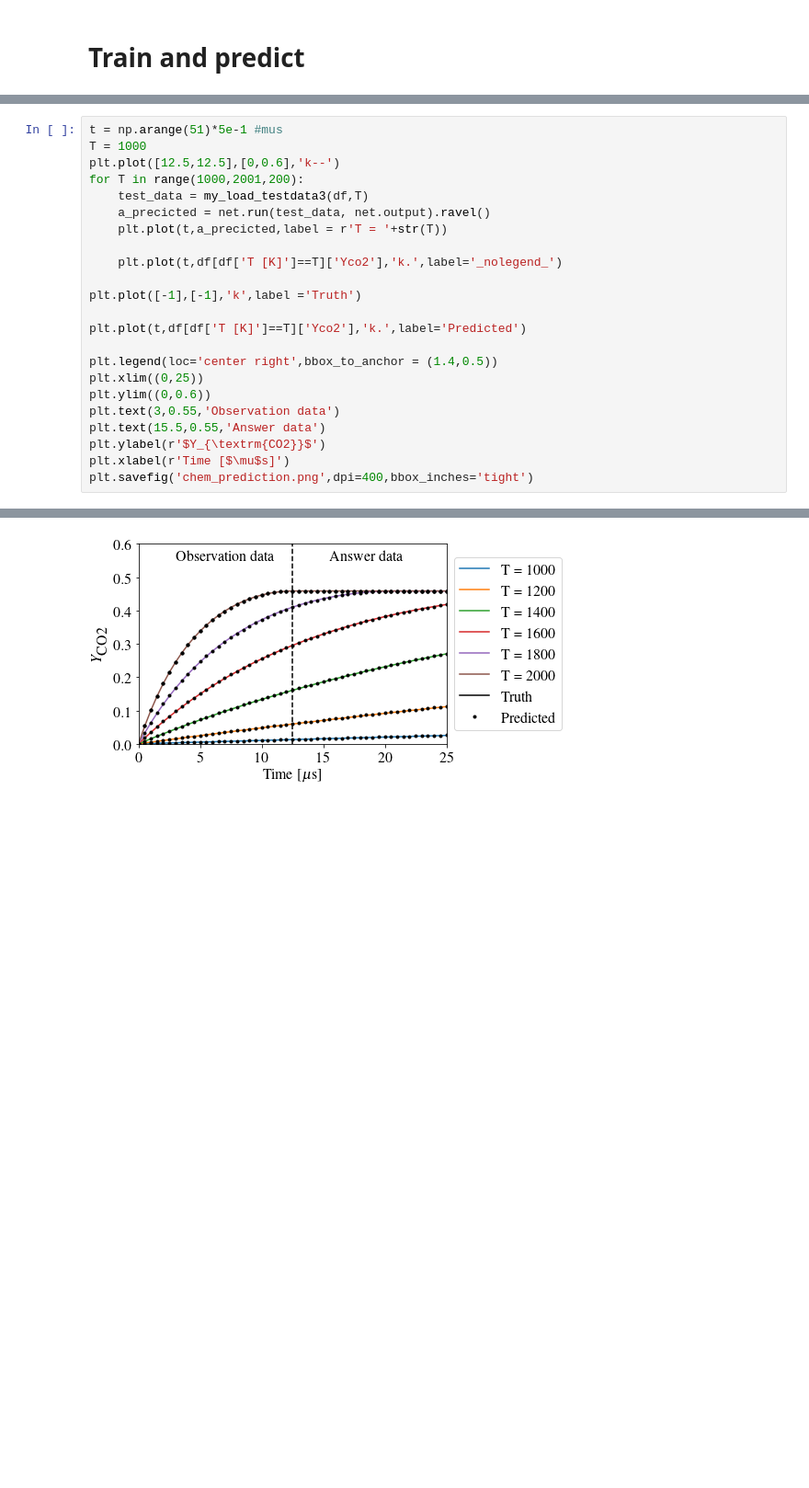
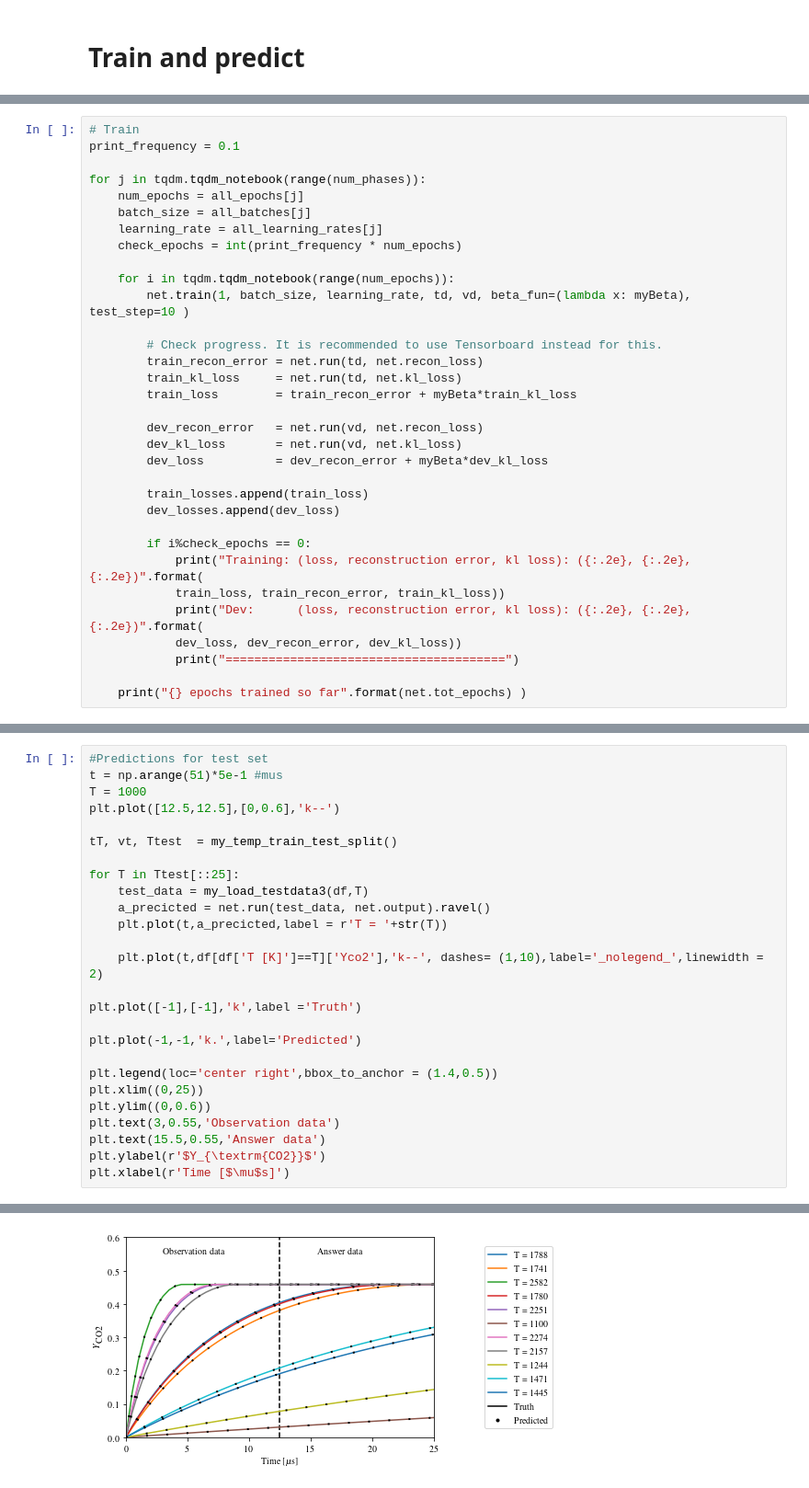
Before and after one commit to waitong94/nn_physical_concepts, a Jupyter notebook: analysis/chem.ipynb, the cells around one changed output, grey strips where cells are left out. Shown at 92% size. Saved outputs shown, nothing was run; the diff lists cells and outputs as text; blank space fills up the shorter version.

```diff
--- a/analysis/chem.ipynb
+++ b/analysis/chem.ipynb
@@ -115,0 +144,33 @@ rc('text', usetex=True)
+# %%
+# Train
+print_frequency = 0.1
+
+for j in tqdm.tqdm_notebook(range(num_phases)):
+    num_epochs = all_epochs[j]
+    batch_size = all_batches[j]
+    learning_rate = all_learning_rates[j]
+    check_epochs = int(print_frequency * num_epochs)
+
+    for i in tqdm.tqdm_notebook(range(num_epochs)):
+        net.train(1, batch_size, learning_rate, td, vd, beta_fun=(lambda x: myBeta), test_step=10 )
+
+        # Check progress. It is recommended to use Tensorboard instead for this.
+        train_recon_error = net.run(td, net.recon_loss)
+        train_kl_loss     = net.run(td, net.kl_loss)
+        train_loss        = train_recon_error + myBeta*train_kl_loss
+
+        dev_recon_error   = net.run(vd, net.recon_loss)
+        dev_kl_loss       = net.run(vd, net.kl_loss)
+        dev_loss          = dev_recon_error + myBeta*dev_kl_loss
+
+        train_losses.append(train_loss)
+        dev_losses.append(dev_loss)
+
+        if i%check_epochs == 0:
+            print("Training: (loss, reconstruction error, kl loss): ({:.2e}, {:.2e}, {:.2e})".format(
+            train_loss, train_recon_error, train_kl_loss))
+            print("Dev:      (loss, reconstruction error, kl loss): ({:.2e}, {:.2e}, {:.2e})".format(
+            dev_loss, dev_recon_error, dev_kl_loss))
+            print("=======================================")
+
+    print("{} epochs trained so far".format(net.tot_epochs) )
@@ -116,17 +227,21 @@ rc('text', usetex=True)
 # %%
+#Predictions for test set
 t = np.arange(51)*5e-1 #mus
 T = 1000
 plt.plot([12.5,12.5],[0,0.6],'k--')
-for T in range(1000,2001,200):
+
+tT, vt, Ttest  = my_temp_train_test_split()
+
+for T in Ttest[::25]:
     test_data = my_load_testdata3(df,T)
     a_precicted = net.run(test_data, net.output).ravel()
     plt.plot(t,a_precicted,label = r'T = '+str(T))
 
-    plt.plot(t,df[df['T [K]']==T]['Yco2'],'k.',label='_nolegend_')
+    plt.plot(t,df[df['T [K]']==T]['Yco2'],'k--', dashes= (1,10),label='_nolegend_',linewidth = 2)
 
 plt.plot([-1],[-1],'k',label ='Truth')
 
-plt.plot(t,df[df['T [K]']==T]['Yco2'],'k.',label='Predicted')
+plt.plot(-1,-1,'k.',label='Predicted')
 
 plt.legend(loc='center right',bbox_to_anchor = (1.4,0.5))
 plt.xlim((0,25))
@@ -135,5 +250,4 @@ plt.text(3,0.55,'Observation data')
 plt.text(15.5,0.55,'Answer data')
 plt.ylabel(r'$Y_{\textrm{CO2}}$')
 plt.xlabel(r'Time [$\mu$s]')
-plt.savefig('chem_prediction.png',dpi=400,bbox_inches='tight')
 # %% [output]
@@ -140 +255 @@ plt.savefig('chem_prediction.png',dpi=400,bbox_inches='tight')
-[figure, old version]
+[figure, new version]
```
Also changed, not shown: parts of 21 cells of this notebook, 8 other files.
